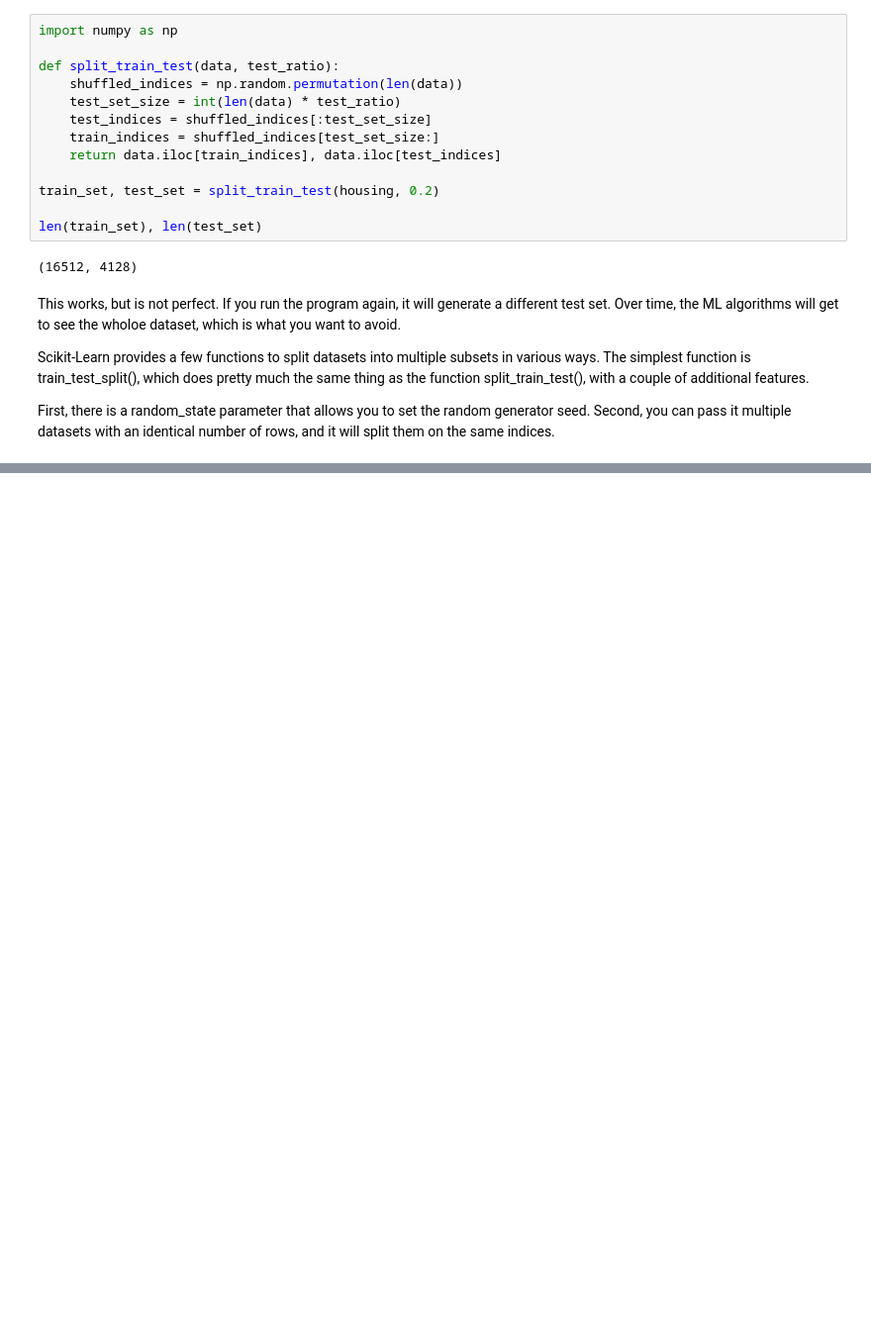
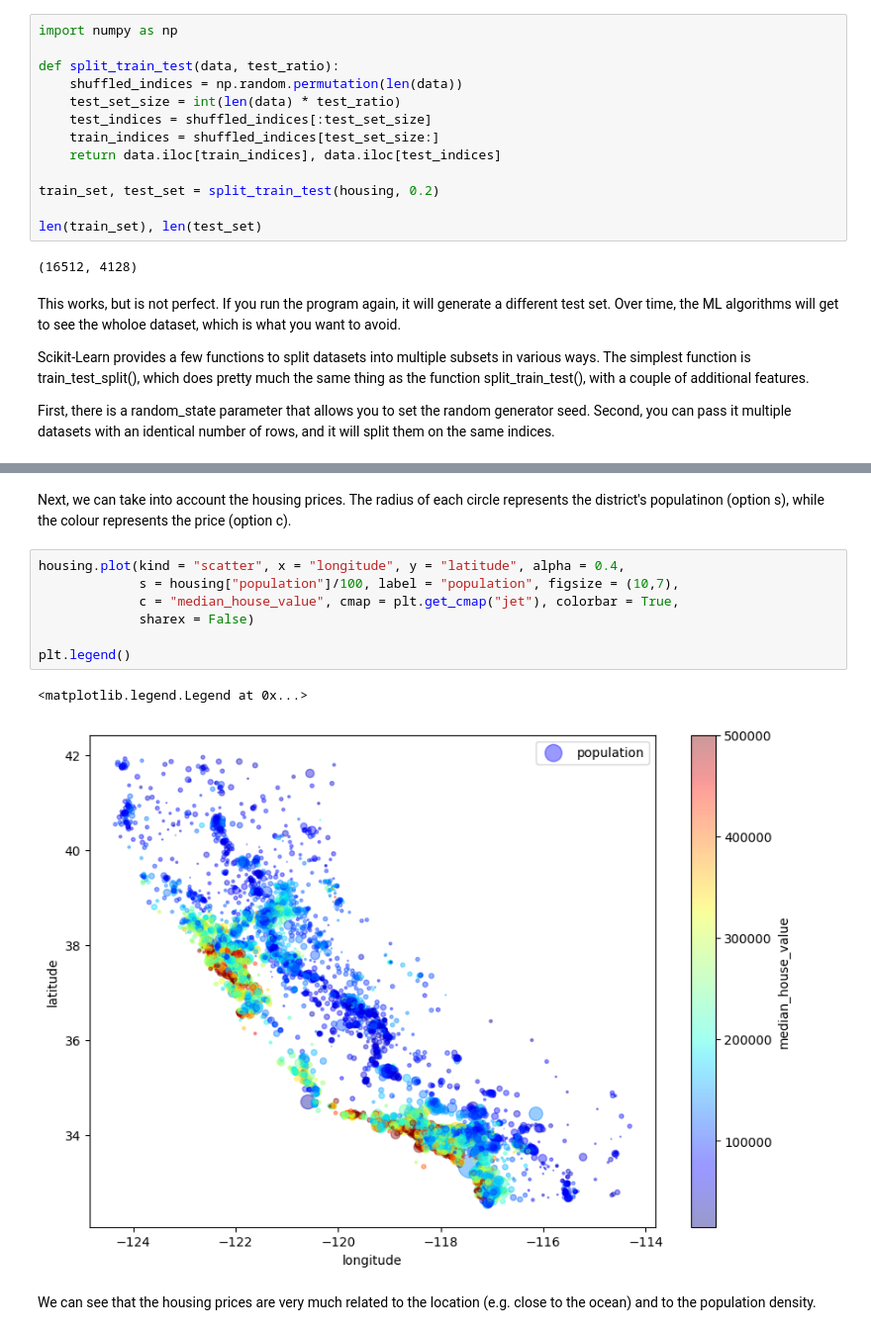
Before and after one commit to leetierney/study, a Jupyter notebook: ml/hands_on_ml/1_ml_landscape/1_2_end_to_end.ipynb, the cells around one changed output, grey strips where cells are left out. Shown at 99% size. Drawn from its saved outputs; the diff is of its cells as text; blank space fills up the shorter version.

```diff
--- a/ml/hands_on_ml/1_ml_landscape/1_2_end_to_end.ipynb
+++ b/ml/hands_on_ml/1_ml_landscape/1_2_end_to_end.ipynb
@@ -176,0 +263,14 @@ len(train_set), len(test_set)
+# %% [markdown]
+<p>Next, we can take into account the housing prices. The radius of each circle represents the district's populatinon (option s), while the colour represents the price (option c). </p>
+# %%
+housing.plot(kind = "scatter", x = "longitude", y = "latitude", alpha = 0.4,
+             s = housing["population"]/100, label = "population", figsize = (10,7),
+             c = "median_house_value", cmap = plt.get_cmap("jet"), colorbar = True,
+             sharex = False)
+
+plt.legend()
+# %% [output]
+<matplotlib.legend.Legend at 0x...>
+[figure, added]
+# %% [markdown]
+<p>We can see that the housing prices are very much related to the location (e.g. close to the ocean) and to the population density. </p>
```
Also changed, not shown: parts of 15 cells of this notebook.
